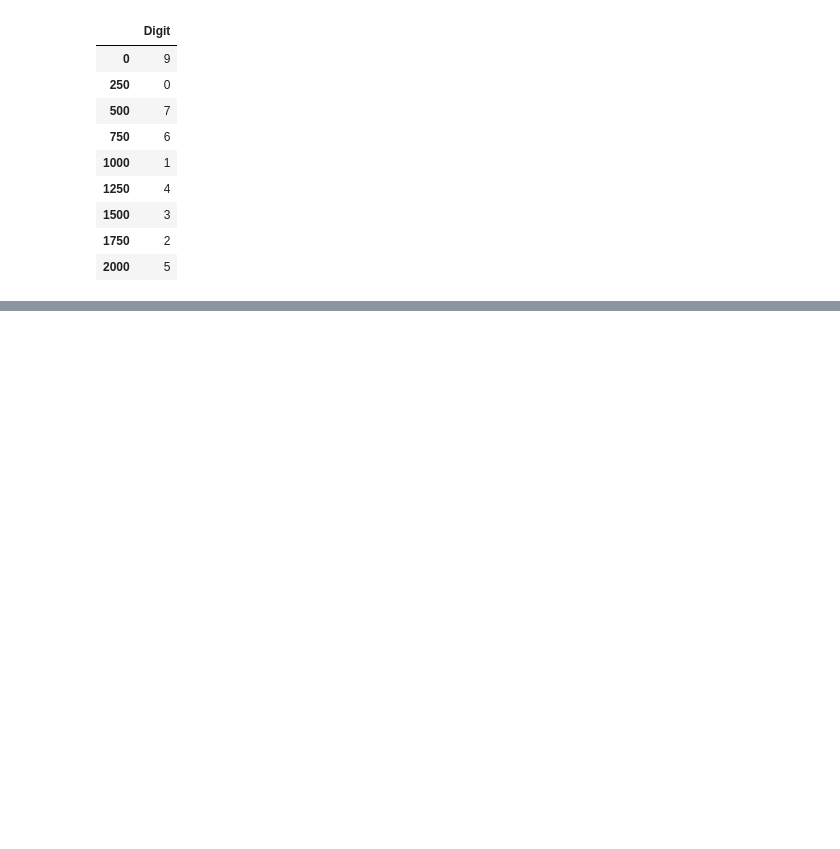
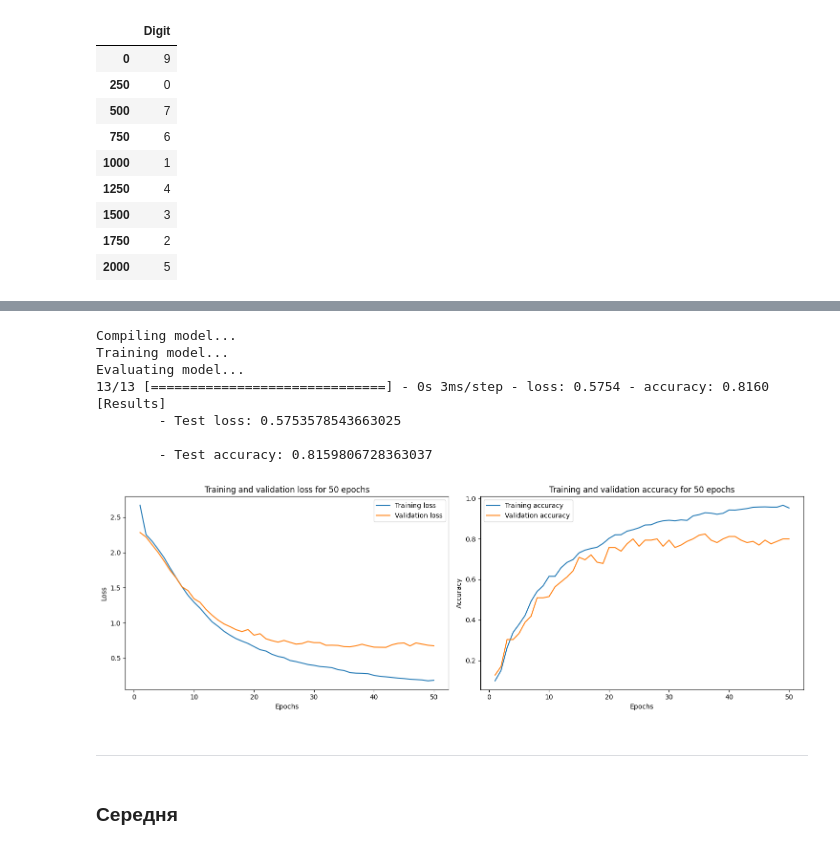
Before and after one commit to ChiliKive/Sign-language-digit-recognition, a Jupyter notebook: Курсова.ipynb, the cells around one changed output, grey strips where cells are left out. Saved outputs shown, nothing was run; the diff lists cells and outputs as text; code cells hidden in the pictures; blank space fills up the shorter version.

```diff
--- a/Курсова.ipynb
+++ b/Курсова.ipynb
@@ -91,0 +108,4 @@ Y_df.iloc[::250]
+# %%
+dummies = pd.get_dummies(target_df['Digit'])
+Y_df_sorted = dummies.astype(float)
+Y_df_sorted.head()
@@ -121,0 +223,26 @@ print(X_train.iloc[1].shape)
+# %%
+def myCNNmodel_light():
+    model = Sequential()
+    model.add(Conv2D(32, (3, 3), activation='relu', input_shape=input_shape))
+    model.add(MaxPooling2D((2, 2)))
+    model.add(Flatten())
+    model.add(Dense(128, activation='relu'))
+    model.add(Dense(10, activation='softmax'))
+    return model
+# %%
+model = myCNNmodel_light()
+compile_test_model(model, rgb=False, msummary=False, epochs=50, verbose=0)
+# %% [output]
+Compiling model...
+Training model...
+Evaluating model...
+13/13 [==============================] - 0s 3ms/step - loss: 0.5754 - accuracy: 0.8160
+[Results]
+        - Test loss: 0.5753578543663025
+
+        - Test accuracy: 0.8159806728363037
+[figure, added]
+# %% [markdown]
+---
+# %% [markdown]
+### Середня
```
Also changed, not shown: parts of 37 cells of this notebook.
